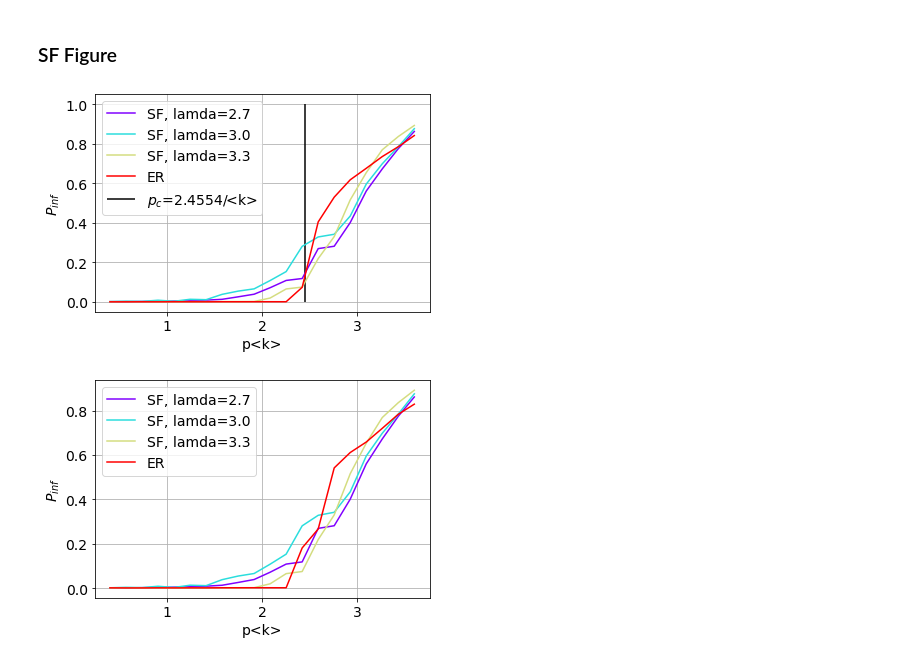
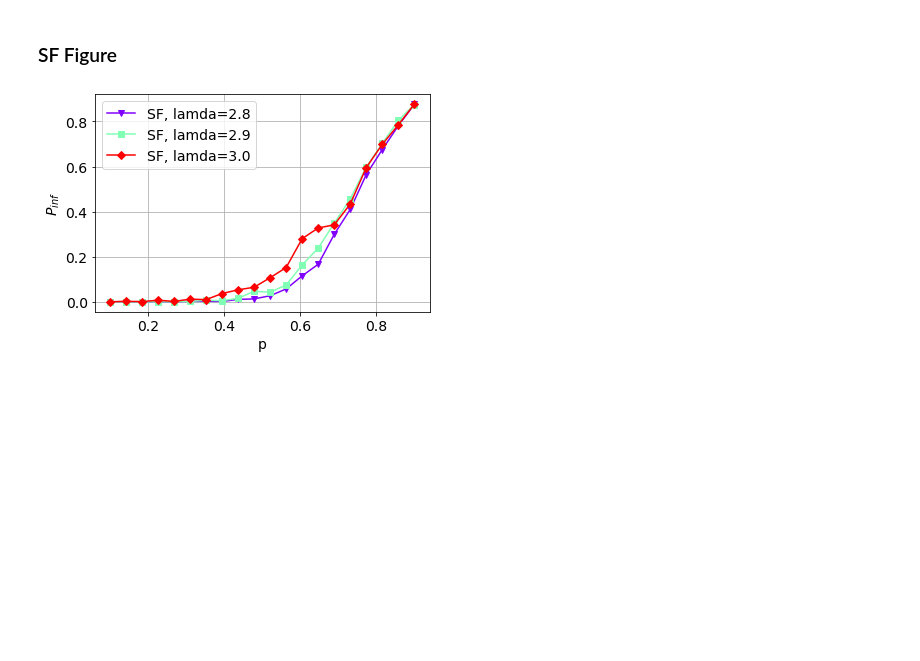
Before and after one commit to pbonazzi/network-cascade-failure, a Jupyter notebook: notebooks/FigureGeneration.ipynb, the cells around one changed output. Saved outputs shown, nothing was run; the diff lists cells and outputs as text; code cells hidden in the pictures; blank space fills up the shorter version.

Commit message:
SF Figure Update

```diff
--- a/notebooks/FigureGeneration.ipynb
+++ b/notebooks/FigureGeneration.ipynb
@@ -95,17 +95,20 @@ plot_pinf([ERn1000k4, ERn2000k4, ERn4000k4], 4, labels=["ER, nodes=1000", "ER, n
 # %% [markdown]
 ### SF Figure
 # %%
-SFn1000_27_k4 = np.loadtxt('./results/1012/SFn1000_27_k4.csv',delimiter=",")
+# SFn1000_27_k4 = np.loadtxt('./results/1012/SFn1000_27_k4.csv',delimiter=",")
+SFn1000_28_k4 = np.loadtxt('./results/1012/SFn1000_28_k4.csv',delimiter=",")
+SFn1000_29_k4 = np.loadtxt('./results/1012/SFn1000_29_k4.csv',delimiter=",")
 SFn1000_30_k4 = np.loadtxt('./results/1012/SFn1000_30_k4.csv',delimiter=",")
-SFn1000_33_k4 = np.loadtxt('./results/1012/SFn1000_33_k4.csv',delimiter=",")
-ERn1000k4 = np.loadtxt('./results/1012/ERn1000k4.csv',delimiter=",")
-ERn2000k4 = np.loadtxt('./results/1012/ERn2000k4.csv',delimiter=",")
+
+
+
+# ERn1000k4 = np.loadtxt('./results/1012/ERn1000k4.csv',delimiter=",")
+# ERn2000k4 = np.loadtxt('./results/1012/ERn2000k4.csv',delimiter=",")
 # %%
-plot_pinf([SFn1000_27_k4, SFn1000_30_k4, SFn1000_33_k4,ERn2000k4], 4, labels=["SF, lamda=2.7", "SF, lamda=3.0", "SF, lamda=3.3","ER"], path="../notebooks/figure/SFpinf_27_30_33_ER_k4_True.png", p_theory=True)
-plot_pinf([SFn1000_27_k4, SFn1000_30_k4, SFn1000_33_k4,ERn1000k4], 4, labels=["SF, lamda=2.7", "SF, lamda=3.0", "SF, lamda=3.3","ER"], path="../notebooks/figure/SFpinf_27_30_33_ER_k4.png", p_theory=False)
+# plot_pinf([ SFn1000_28_k4, SFn1000_29_k4,SFn1000_30_k4], 4, labels=[ "SF, lamda=2.8", "SF, lamda=2.9", "SF, lamda=3.0"], path="../notebooks/figure/SFpinf_282930_k4_True.png", p_theory=True)
+plot_pinf([ SFn1000_28_k4, SFn1000_29_k4,SFn1000_30_k4], 1, labels=["SF, lamda=2.8", "SF, lamda=2.9", "SF, lamda=3.0"], path="../notebooks/figure/SFpinf_282930_k4.png", p_theory=False)
 # %% [output]
-[figure, old version]
+[figure, new version]
-[figure, removed]
 # %%
 SFn2000_25 = np.loadtxt('./results/1012/SFn2000_25.csv',delimiter=",")
 SFn2000_27 = np.loadtxt('./results/1012/SFn2000_27.csv',delimiter=",")
```
Also changed, not shown: parts of 1 cell of this notebook, 6 other files.
